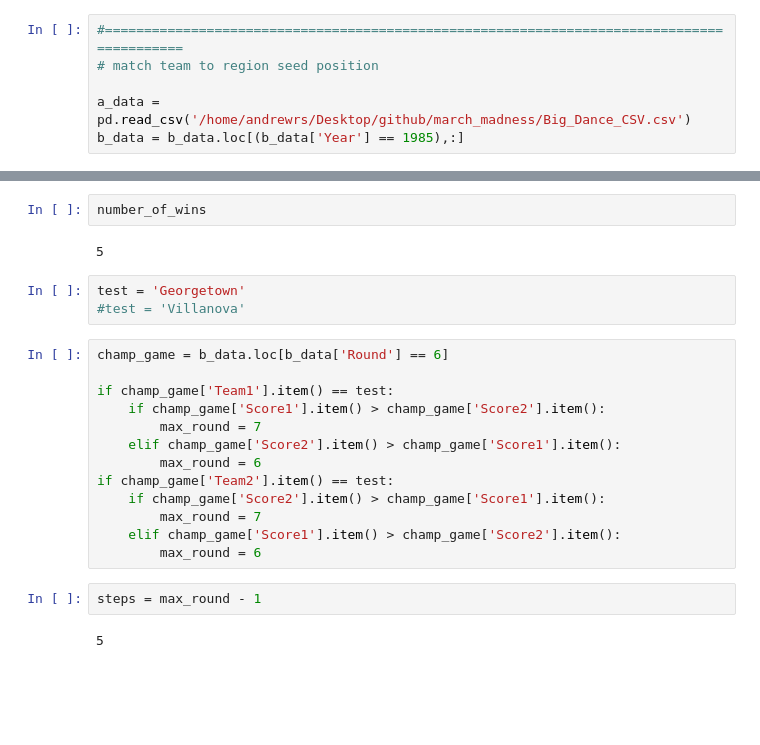
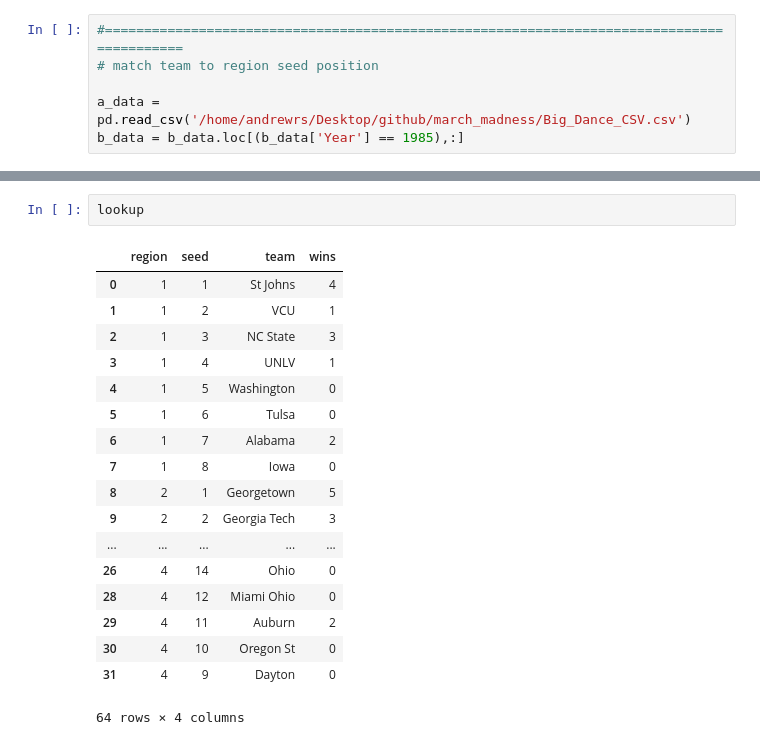
Before and after one commit to andrewsommerlot/ncaa-bracket-history-visualization, a Jupyter notebook: Untitled.ipynb, the cells around one changed output, grey strips where cells are left out. Saved outputs shown, nothing was run; the diff lists cells and outputs as text; blank space fills up the shorter version.

```diff
--- a/Untitled.ipynb
+++ b/Untitled.ipynb
@@ -633,24 +642,21 @@ number_of_wins = max_round - 1
-# %%
-number_of_wins
-# %% [output]
-5
-# %%
-test = 'Georgetown'
-#test = 'Villanova'
-# %%
-champ_game = b_data.loc[b_data['Round'] == 6]
-
-if champ_game['Team1'].item() == test:
-    if champ_game['Score1'].item() > champ_game['Score2'].item():
-        max_round = 7
-    elif champ_game['Score2'].item() > champ_game['Score1'].item():
-        max_round = 6
-if champ_game['Team2'].item() == test:
-    if champ_game['Score2'].item() > champ_game['Score1'].item():
-        max_round = 7
-    elif champ_game['Score1'].item() > champ_game['Score2'].item():
-        max_round = 6
-# %%
-steps = max_round - 1
-# %% [output]
-5
+# %%
+lookup
+# %% [output]
+|  | region | seed | team | wins |
+| 0 | 1 | 1 | St Johns | 4 |
+| 1 | 1 | 2 | VCU | 1 |
+| 2 | 1 | 3 | NC State | 3 |
+| 3 | 1 | 4 | UNLV | 1 |
+| 4 | 1 | 5 | Washington | 0 |
+| 5 | 1 | 6 | Tulsa | 0 |
+| 6 | 1 | 7 | Alabama | 2 |
+| 7 | 1 | 8 | Iowa | 0 |
+| 8 | 2 | 1 | Georgetown | 5 |
+| 9 | 2 | 2 | Georgia Tech | 3 |
+| ... | ... | ... | ... | ... |
+| 26 | 4 | 14 | Ohio | 0 |
+| 28 | 4 | 12 | Miami Ohio | 0 |
+| 29 | 4 | 11 | Auburn | 2 |
+| 30 | 4 | 10 | Oregon St | 0 |
+| 31 | 4 | 9 | Dayton | 0 |
+64 rows × 4 columns
```
Also changed, not shown: parts of 23 cells of this notebook.
